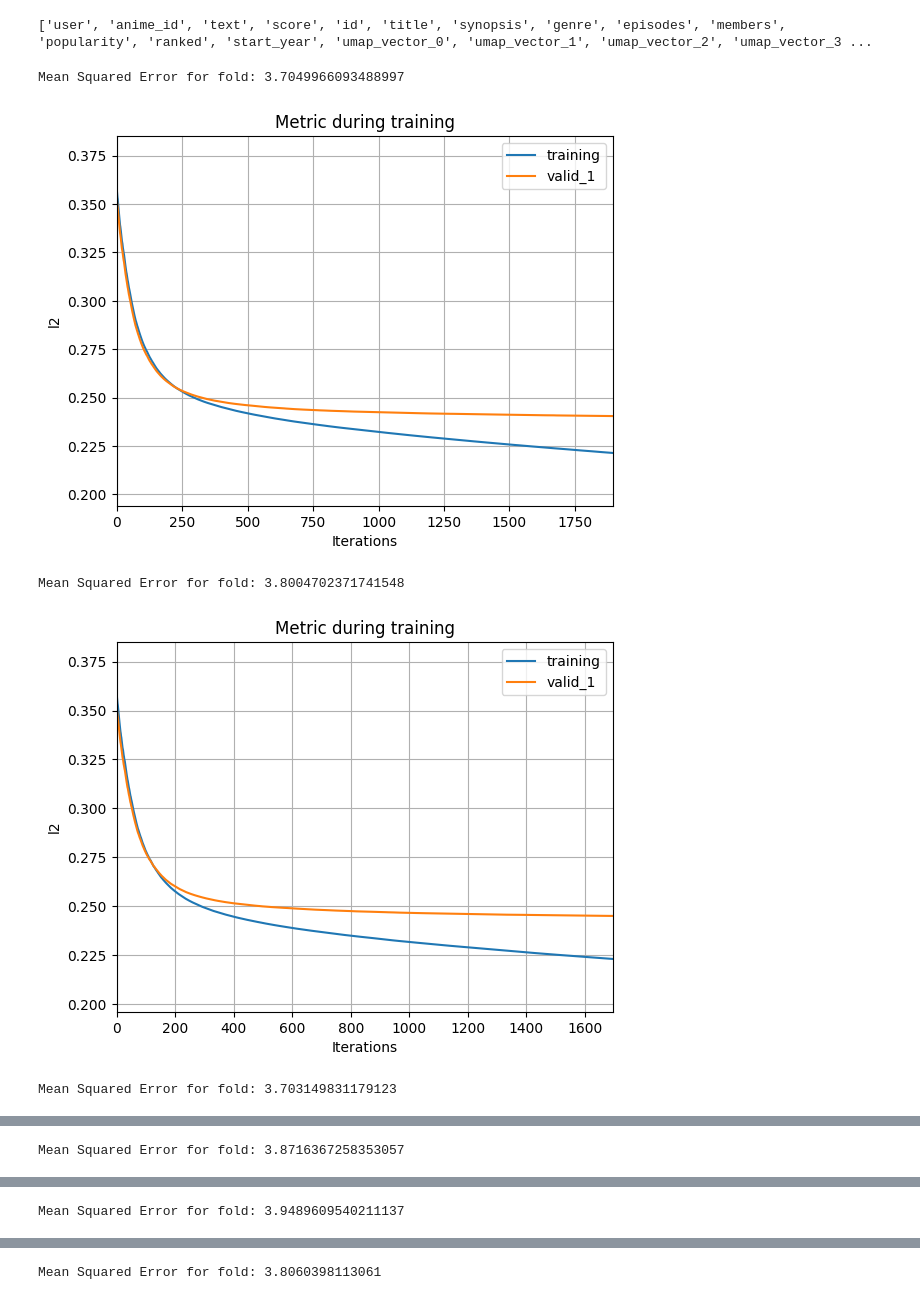
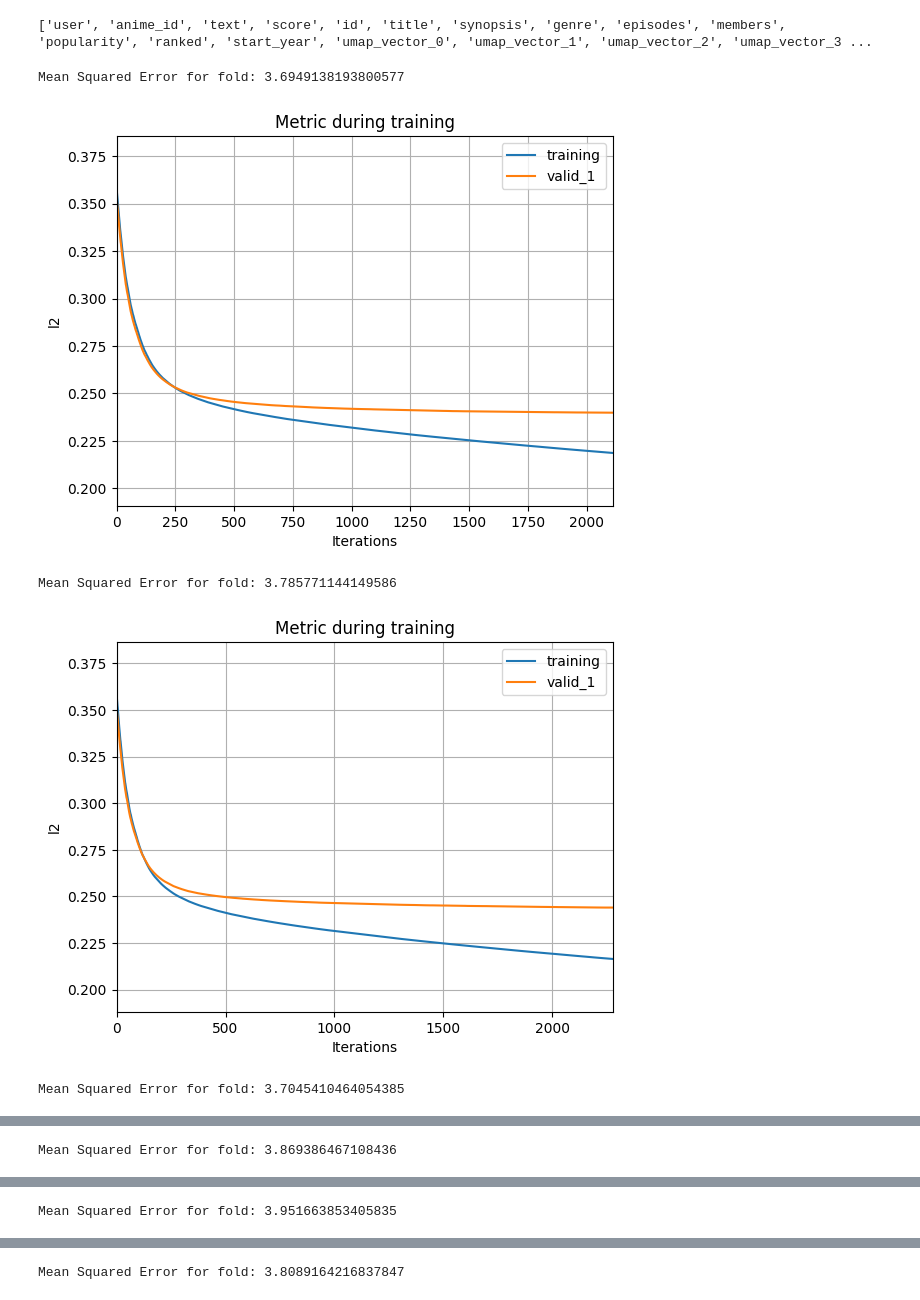
Before and after one commit to trasta298/trap_kaggle_23, a Jupyter notebook: src/trap/gbm.ipynb, the cells around one changed output, grey strips where cells are left out. Drawn from its saved outputs; the diff is of its cells as text; code cells hidden in the pictures.

```diff
--- a/src/trap/gbm.ipynb
+++ b/src/trap/gbm.ipynb
@@ -65,11 +65,11 @@ profile_data['age'] = profile_data['birthday'].apply(calculate_age)
 profile_data.drop('birthday', axis=1, inplace=True)
 # %%
 # 欠損値を平均値で埋める
-profile_data['age'].fillna(profile_data['age'].mean(), inplace=True)
+# profile_data['age'].fillna(profile_data['age'].mean(), inplace=True)
 
 # 10以下、80以上の値を平均値で埋める
-profile_data.loc[profile_data['age'] < 10, 'age'] = profile_data['age'].mean()
-profile_data.loc[profile_data['age'] > 80, 'age'] = profile_data['age'].mean()
+# profile_data.loc[profile_data['age'] < 10, 'age'] = profile_data['age'].mean()
+# profile_data.loc[profile_data['age'] > 80, 'age'] = profile_data['age'].mean()
 # %%
 # start_yearが欠損値のデータのうち、start_monthが欠損値でないデータは start_year = start_month とする
 anime_data.loc[anime_data['start_year'].isnull() & anime_data['start_month'].notnull(), 'start_year'] = anime_data['start_month']
@@ -287,6 +287,7 @@ params = {
     'early_stopping_round': 20,
     'n_estimators': 10000,
     'learning_rate': 0.05,
+    'random_state': 42
 }
 # 10分割のクロスバリデーション
 kf = KFold(n_splits=10, shuffle=True, random_state=42)
@@ -479,8 +480,8 @@ params = {
     'feature_fraction': 0.8,  # default = 1.0
     'bagging_freq': 1,        # default = 0
     'bagging_fraction': 0.8,  # default = 1.0
-    'random_state': 0,        # default = None
     'max_depth': 9,
+    'random_state': 42,
 }
 # 10分割のクロスバリデーション
 kf = KFold(n_splits=10, shuffle=True, random_state=42)
@@ -495,35 +496,35 @@ for train_index, val_index in kf.split(x_train):
     sample_weight = x_train_fold['weight']
     x_train_fold = x_train_fold.drop(columns=['weight'])
     x_val_fold = x_val_fold.drop(columns=['weight'])
 
     # 11から引いた上で平方根をとる
     y_train_fold = np.sqrt(11 - y_train_fold)  # type: ignore
     y_val_fold = np.sqrt(11 - y_val_fold)  # type: ignore
 
     bst = lgb.LGBMRegressor(**params)
     bst.fit(x_train_fold, y_train_fold, eval_set=[(x_train_fold, y_train_fold), (x_val_fold, y_val_fold)], sample_weight=sample_weight)  # type: ignore
 
     # 予測
     y_pred = bst.predict(x_val_fold)
 
     # (11から引いた上で平方根をとる)の逆変換
     y_pred = 11 - np.square(y_pred)  # type: ignore
     y_val_fold = 11 - np.square(y_val_fold)  # type: ignore
 
     # 評価
     mse = mean_squared_error(y_val_fold, y_pred)  # type: ignore
     scores.append(mse)
     print(f'Mean Squared Error for fold: {mse}')
 
     lgb.plot_metric(bst)
     plt.show()
 
 # 全体の平均スコア
 mean_score = np.mean(scores)
 print(f'Mean Squared Error for 5-folds CV: {mean_score}')
 # %% [output]
-Mean Squared Error for fold: 3.7049966093488997
+Mean Squared Error for fold: 3.6949138193800577
-[figure, old version]
+[figure, new version]
-Mean Squared Error for fold: 3.8004702371741548
+Mean Squared Error for fold: 3.785771144149586
-[figure, old version]
+[figure, new version]
-Mean Squared Error for fold: 3.703149831179123
+Mean Squared Error for fold: 3.7045410464054385
@@ -531 +532 @@ Mean Squared Error for fold: 3.703149831179123
-Mean Squared Error for fold: 3.8716367258353057
+Mean Squared Error for fold: 3.869386467108436
@@ -533 +534 @@ Mean Squared Error for fold: 3.8716367258353057
-Mean Squared Error for fold: 3.9489609540211137
+Mean Squared Error for fold: 3.951663853405835
@@ -535 +536 @@ Mean Squared Error for fold: 3.9489609540211137
-Mean Squared Error for fold: 3.8060398113061
+Mean Squared Error for fold: 3.8089164216837847
```
Also changed, not shown: parts of 3 cells of this notebook, 1 other file.
